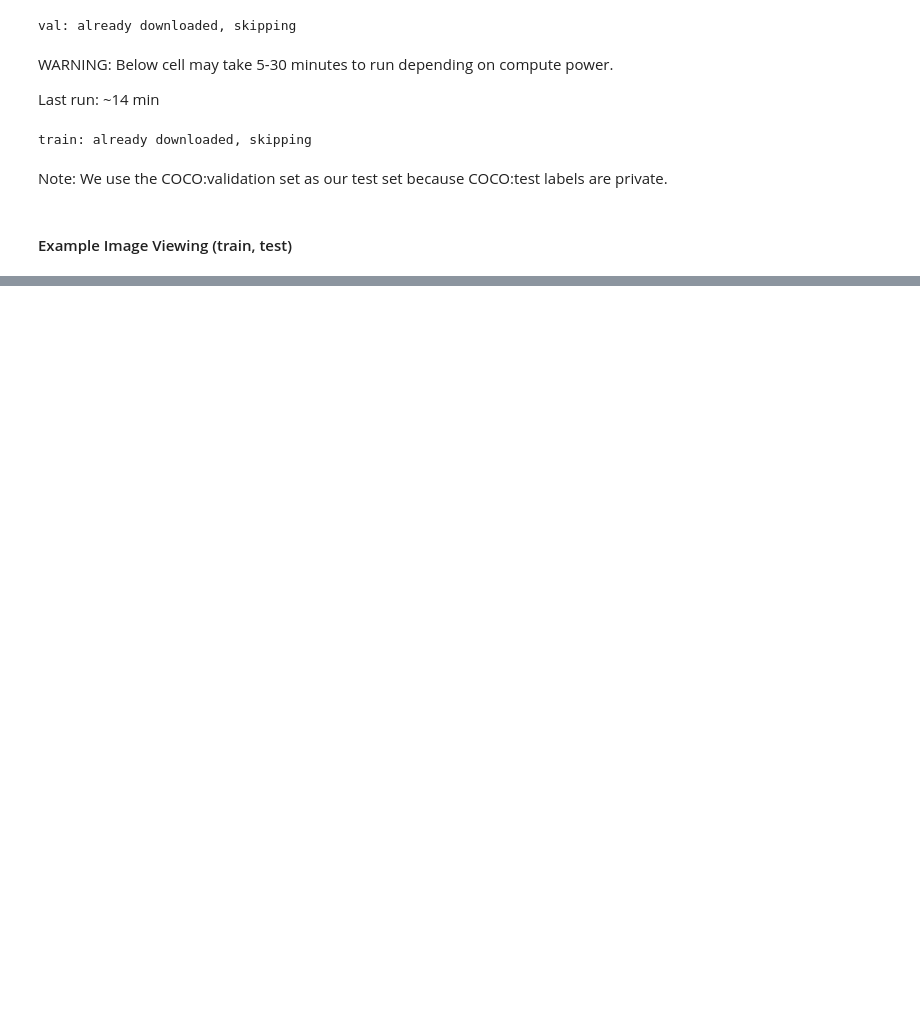
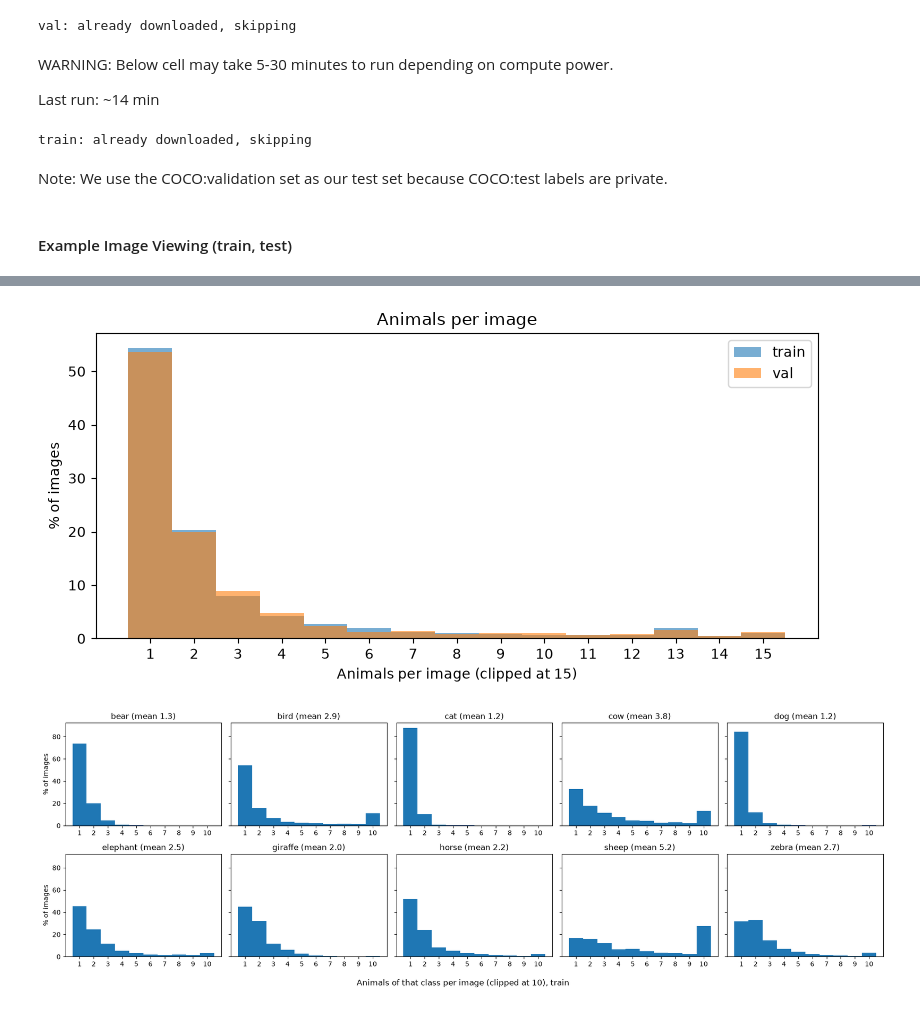
Before and after one commit to AJHetherwick/ECS_174_Final_Project, a Jupyter notebook: ms_coco_adam.ipynb, the cells around one changed output, grey strips where cells are left out. Saved outputs shown, nothing was run; the diff lists cells and outputs as text; code cells hidden in the pictures; blank space fills up the shorter version.

Commit message:
Read data, EDA

```diff
--- a/ms_coco_adam.ipynb
+++ b/ms_coco_adam.ipynb
@@ -106,28 +96,29 @@ import matplotlib.pyplot as plt
 import matplotlib.patches as patches
 from PIL import Image
 
-ROOT = f'{coco_data_loc}/data'
+def split_dir(split):
+    return f'{coco_data_loc}/data/{split}2017'      # same helper as the download function
 
 def load_split(split):
+    coco = COCO(f'{coco_data_loc}/annotations/instances_{split}2017.json')
 
-    coco = COCO(f'{ROOT}/annotations/instances_{split}2017.json')
-
-    animal_ids = coco.getCatIds(supNms=['animal'])          # the 10 animal classes
+    animal_ids = coco.getCatIds(supNms=['animal'])
     img_ids = set()
     for cid in animal_ids:
         img_ids.update(coco.getImgIds(catIds=[cid]))
     # keep only images that are actually downloaded
     img_ids = [i for i in img_ids
-               if os.path.exists(f"{ROOT}/{split}2017/{coco.imgs[i]['file_name']}")]
+               if os.path.exists(f"{split_dir(split)}/{coco.imgs[i]['file_name']}")]
+    print(f'{split}: {len(img_ids)} downloaded animal images')   # quick sanity check
     return coco, animal_ids, img_ids
 
 def draw(ax, coco, animal_ids, split, img_id):
     info = coco.imgs[img_id]
-    img = Image.open(f"{ROOT}/{split}2017/{info['file_name']}").convert('RGB')
+    img = Image.open(f"{split_dir(split)}/{info['file_name']}").convert('RGB')
     ax.imshow(img)
     anns = coco.loadAnns(coco.getAnnIds(imgIds=img_id, catIds=animal_ids, iscrowd=None))
     for a in anns:
-        x, y, w, h = a['bbox']                               # COCO format: [x_min, y_min, width, height]
+        x, y, w, h = a['bbox']
         ax.add_patch(patches.Rectangle((x, y), w, h, fill=False, edgecolor='lime', linewidth=2))
         ax.text(x, y - 3, coco.cats[a['category_id']]['name'],
                 color='black', fontsize=9, backgroundcolor='lime')
@@ -148,0 +233,65 @@ FileNotFoundError: [Errno 2] No such file or directory: 'annotations/instances_t
+# %%
+import numpy as np
+import pandas as pd
+import matplotlib.pyplot as plt
+
+def animals_per_image(coco, animal_ids, img_ids):
+    """One row per (image, class): how many non-crowd boxes of that class are in the image."""
+    anns = coco.loadAnns(coco.getAnnIds(imgIds=img_ids, catIds=animal_ids, iscrowd=False))
+    df = pd.DataFrame(anns)[['image_id', 'category_id']]
+    df['class'] = df['category_id'].map(lambda c: coco.cats[c]['name'])
+    return df
+
+dfs = {s: animals_per_image(*splits[s]) for s in ['train', 'val']}
+
+# ---------- 1. Overall: total animals per image ----------
+CLIP = 15                                            # lump everything >= 15 into the last bin
+fig, ax = plt.subplots(figsize=(8, 4))
+bins = np.arange(1, CLIP + 2) - 0.5
+for s, df in dfs.items():
+    per_img = df.groupby('image_id').size().clip(upper=CLIP)
+    ax.hist(per_img, bins=bins, weights=np.ones(len(per_img)) / len(per_img) * 100,
+            alpha=0.6, label=s)
+ax.set_xlabel(f'Animals per image (clipped at {CLIP})')
+ax.set_ylabel('% of images')
+ax.set_title('Animals per image')
+ax.set_xticks(range(1, CLIP + 1))
+ax.legend()
+plt.tight_layout()
+plt.show()
+
+# ---------- 2. Per class: animals of that class per image ----------
+classes = sorted(dfs['train']['class'].unique())
+CLIP_C = 10
+fig, axes = plt.subplots(2, 5, figsize=(18, 6), sharey=True)
+for ax, cls in zip(axes.ravel(), classes):
+    counts = (dfs['train'][dfs['train']['class'] == cls]
+              .groupby('image_id').size().clip(upper=CLIP_C))
+    ax.hist(counts, bins=np.arange(1, CLIP_C + 2) - 0.5,
+            weights=np.ones(len(counts)) / len(counts) * 100)
+    ax.set_title(f'{cls} (mean {counts.mean():.1f})')
+    ax.set_xticks(range(1, CLIP_C + 1))
+axes[0, 0].set_ylabel('% of images'); axes[1, 0].set_ylabel('% of images')
+fig.supxlabel(f'Animals of that class per image (clipped at {CLIP_C}), train')
+plt.tight_layout()
+plt.show()
+
+# ---------- 3. Summary table ----------
+rows = {}
+for s, df in dfs.items():
+    per_img = df.groupby('image_id').size()
+    rows[s] = {'images': len(per_img),
+               'mean': per_img.mean(),
+               'median': per_img.median(),
+               '% with 1 animal': (per_img == 1).mean() * 100,
+               '% with >=5': (per_img >= 5).mean() * 100,
+               'max': per_img.max()}
+print(pd.DataFrame(rows).T.round(2))
+
+per_class = (dfs['train'].groupby(['class', 'image_id']).size()
+             .groupby('class').agg(mean='mean', median='median', max='max').round(2))
+print('\nTrain, animals of the class per image containing that class')
+print(per_class.sort_values('mean', ascending=False))
+# %% [output]
+[figure, added]
+[figure, added]
```
Also changed, not shown: parts of 7 cells of this notebook.
